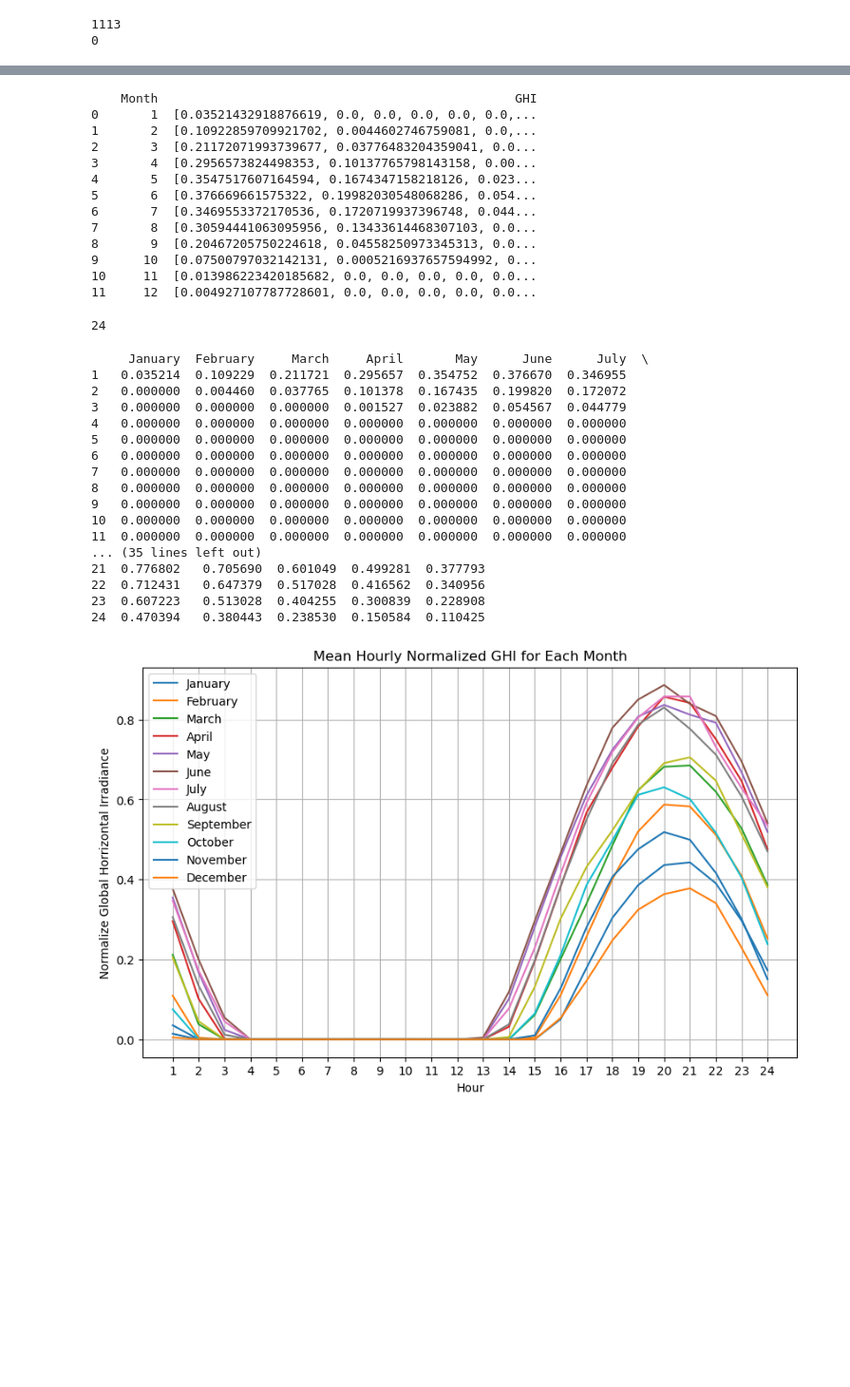
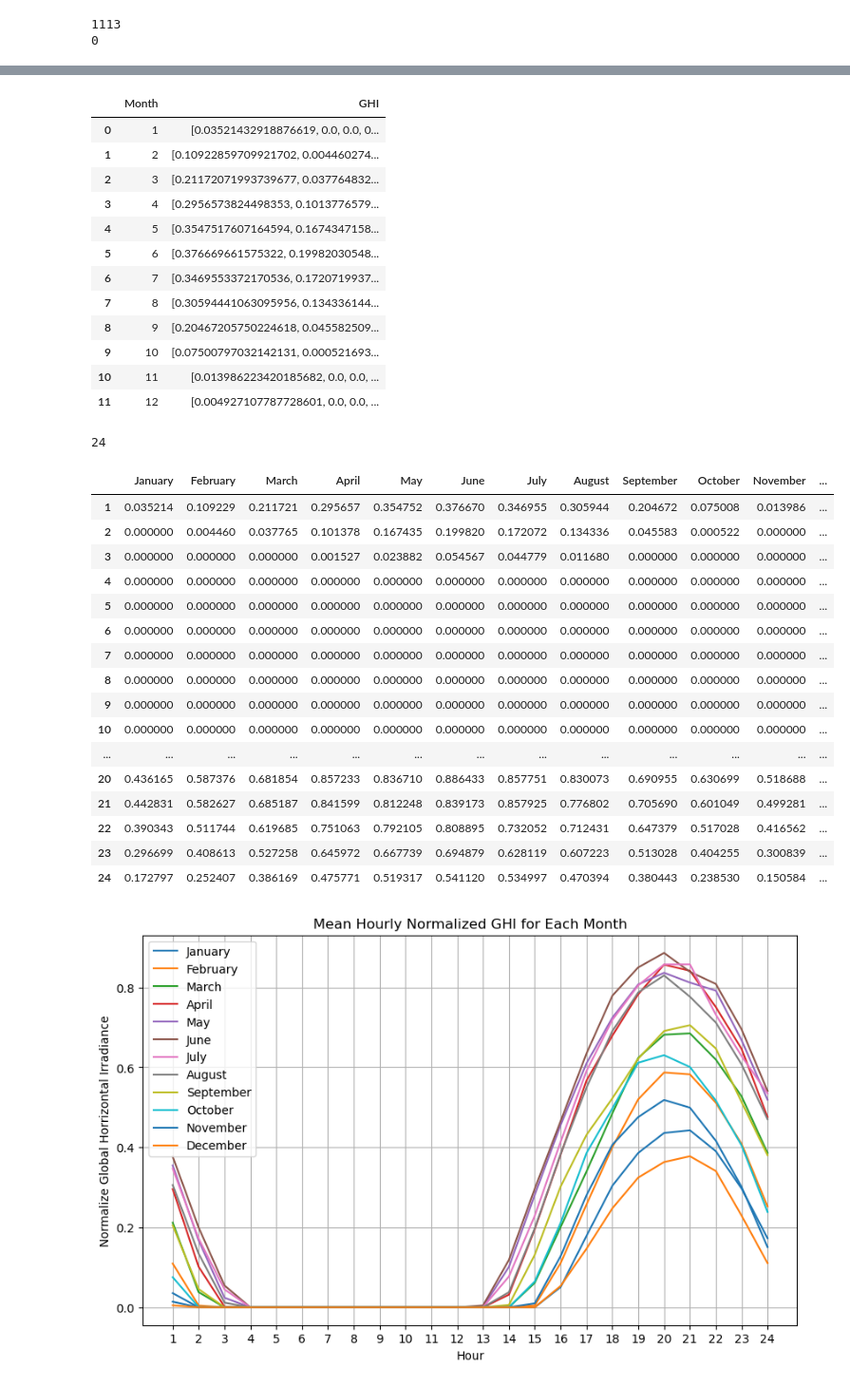
Before and after one commit to JulianEsler/7Q10, a Jupyter notebook: Hourly Solar Radiation Workbook.ipynb, the cells around one changed output, grey strips where cells are left out. Shown at 95% size. Cells and saved outputs as stored; diff of their text form; code cells hidden in the pictures; blank space fills up the shorter version.

```diff
--- a/Hourly Solar Radiation Workbook.ipynb
+++ b/Hourly Solar Radiation Workbook.ipynb
@@ -108,21 +101,21 @@ agdf = pd.DataFrame({
     'Month': alpha_df['MonthL'],
     'GHI': alpha_df['GHI_daily_avg']
 })
-print(agdf)
+agdf
 # %% [output]
-    Month                                                GHI
-0       1  [0.03521432918876619, 0.0, 0.0, 0.0, 0.0, 0.0,...
-1       2  [0.10922859709921702, 0.0044602746759081, 0.0,...
-2       3  [0.21172071993739677, 0.03776483204359041, 0.0...
-3       4  [0.2956573824498353, 0.10137765798143158, 0.00...
-4       5  [0.3547517607164594, 0.1674347158218126, 0.023...
-5       6  [0.376669661575322, 0.19982030548068286, 0.054...
-6       7  [0.3469553372170536, 0.1720719937396748, 0.044...
-7       8  [0.30594441063095956, 0.13433614468307103, 0.0...
-8       9  [0.20467205750224618, 0.04558250973345313, 0.0...
-9      10  [0.07500797032142131, 0.0005216937657594992, 0...
-10     11  [0.013986223420185682, 0.0, 0.0, 0.0, 0.0, 0.0...
-11     12  [0.004927107787728601, 0.0, 0.0, 0.0, 0.0, 0.0...
+|  | Month | GHI |
+| 0 | 1 | [0.03521432918876619, 0.0, 0.0, 0... |
+| 1 | 2 | [0.10922859709921702, 0.004460274... |
+| 2 | 3 | [0.21172071993739677, 0.037764832... |
+| 3 | 4 | [0.2956573824498353, 0.1013776579... |
+| 4 | 5 | [0.3547517607164594, 0.1674347158... |
+| 5 | 6 | [0.376669661575322, 0.19982030548... |
+| 6 | 7 | [0.3469553372170536, 0.1720719937... |
+| 7 | 8 | [0.30594441063095956, 0.134336144... |
+| 8 | 9 | [0.20467205750224618, 0.045582509... |
+| 9 | 10 | [0.07500797032142131, 0.000521693... |
+| 10 | 11 | [0.013986223420185682, 0.0, 0.0, ... |
+| 11 | 12 | [0.004927107787728601, 0.0, 0.0, ... |
 # %%
 print(len(agdf.loc[0,'GHI']))
 # %% [output]
@@ -130,35 +123,35 @@ print(len(agdf.loc[0,'GHI']))
 # %%
 data_spread = pd.DataFrame(agdf['GHI'].tolist(), columns=range(1, 25))
 
 # Transpose the DataFrame to have hours as columns and months as rows
 data_spread = data_spread.T
 
 # Rename the columns with month names
 data_spread.columns = [
     'January', 'February', 'March', 'April', 'May', 'June',
     'July', 'August', 'September', 'October', 'November', 'December'
 ]
 
 # Display the new DataFrame "data_spread"
-print(data_spread)
+data_spread
 # %% [output]
-     January  February     March     April       May      June      July  \
-1   0.035214  0.109229  0.211721  0.295657  0.354752  0.376670  0.346955
-2   0.000000  0.004460  0.037765  0.101378  0.167435  0.199820  0.172072
-3   0.000000  0.000000  0.000000  0.001527  0.023882  0.054567  0.044779
-4   0.000000  0.000000  0.000000  0.000000  0.000000  0.000000  0.000000
-5   0.000000  0.000000  0.000000  0.000000  0.000000  0.000000  0.000000
-6   0.000000  0.000000  0.000000  0.000000  0.000000  0.000000  0.000000
-7   0.000000  0.000000  0.000000  0.000000  0.000000  0.000000  0.000000
-8   0.000000  0.000000  0.000000  0.000000  0.000000  0.000000  0.000000
-9   0.000000  0.000000  0.000000  0.000000  0.000000  0.000000  0.000000
-10  0.000000  0.000000  0.000000  0.000000  0.000000  0.000000  0.000000
-11  0.000000  0.000000  0.000000  0.000000  0.000000  0.000000  0.000000
-... (35 lines left out)
-21  0.776802   0.705690  0.601049  0.499281  0.377793
-22  0.712431   0.647379  0.517028  0.416562  0.340956
-23  0.607223   0.513028  0.404255  0.300839  0.228908
-24  0.470394   0.380443  0.238530  0.150584  0.110425
+|  | January | February | March | April | May | June | July | August | September | October | November | ... |
+| 1 | 0.035214 | 0.109229 | 0.211721 | 0.295657 | 0.354752 | 0.376670 | 0.346955 | 0.305944 | 0.204672 | 0.075008 | 0.013986 | ... |
+| 2 | 0.000000 | 0.004460 | 0.037765 | 0.101378 | 0.167435 | 0.199820 | 0.172072 | 0.134336 | 0.045583 | 0.000522 | 0.000000 | ... |
+| 3 | 0.000000 | 0.000000 | 0.000000 | 0.001527 | 0.023882 | 0.054567 | 0.044779 | 0.011680 | 0.000000 | 0.000000 | 0.000000 | ... |
+| 4 | 0.000000 | 0.000000 | 0.000000 | 0.000000 | 0.000000 | 0.000000 | 0.000000 | 0.000000 | 0.000000 | 0.000000 | 0.000000 | ... |
+| 5 | 0.000000 | 0.000000 | 0.000000 | 0.000000 | 0.000000 | 0.000000 | 0.000000 | 0.000000 | 0.000000 | 0.000000 | 0.000000 | ... |
+| 6 | 0.000000 | 0.000000 | 0.000000 | 0.000000 | 0.000000 | 0.000000 | 0.000000 | 0.000000 | 0.000000 | 0.000000 | 0.000000 | ... |
+| 7 | 0.000000 | 0.000000 | 0.000000 | 0.000000 | 0.000000 | 0.000000 | 0.000000 | 0.000000 | 0.000000 | 0.000000 | 0.000000 | ... |
+| 8 | 0.000000 | 0.000000 | 0.000000 | 0.000000 | 0.000000 | 0.000000 | 0.000000 | 0.000000 | 0.000000 | 0.000000 | 0.000000 | ... |
+| 9 | 0.000000 | 0.000000 | 0.000000 | 0.000000 | 0.000000 | 0.000000 | 0.000000 | 0.000000 | 0.000000 | 0.000000 | 0.000000 | ... |
+| 10 | 0.000000 | 0.000000 | 0.000000 | 0.000000 | 0.000000 | 0.000000 | 0.000000 | 0.000000 | 0.000000 | 0.000000 | 0.000000 | ... |
+| ... | ... | ... | ... | ... | ... | ... | ... | ... | ... | ... | ... | ... |
+| 20 | 0.436165 | 0.587376 | 0.681854 | 0.857233 | 0.836710 | 0.886433 | 0.857751 | 0.830073 | 0.690955 | 0.630699 | 0.518688 | ... |
+| 21 | 0.442831 | 0.582627 | 0.685187 | 0.841599 | 0.812248 | 0.839173 | 0.857925 | 0.776802 | 0.705690 | 0.601049 | 0.499281 | ... |
+| 22 | 0.390343 | 0.511744 | 0.619685 | 0.751063 | 0.792105 | 0.808895 | 0.732052 | 0.712431 | 0.647379 | 0.517028 | 0.416562 | ... |
+| 23 | 0.296699 | 0.408613 | 0.527258 | 0.645972 | 0.667739 | 0.694879 | 0.628119 | 0.607223 | 0.513028 | 0.404255 | 0.300839 | ... |
+| 24 | 0.172797 | 0.252407 | 0.386169 | 0.475771 | 0.519317 | 0.541120 | 0.534997 | 0.470394 | 0.380443 | 0.238530 | 0.150584 | ... |
 # %%
 import matplotlib.pyplot as plt
 
```
Also changed, not shown: parts of 4 cells of this notebook.
